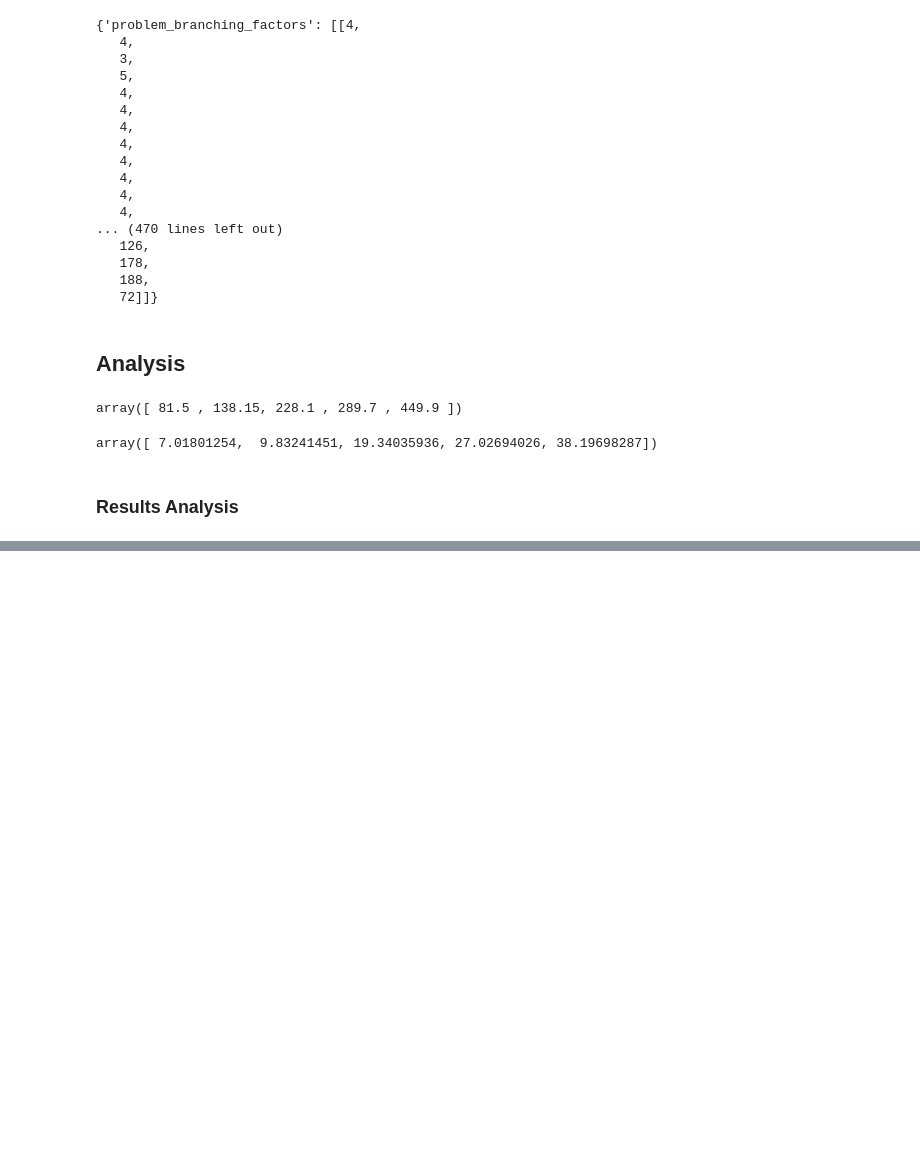
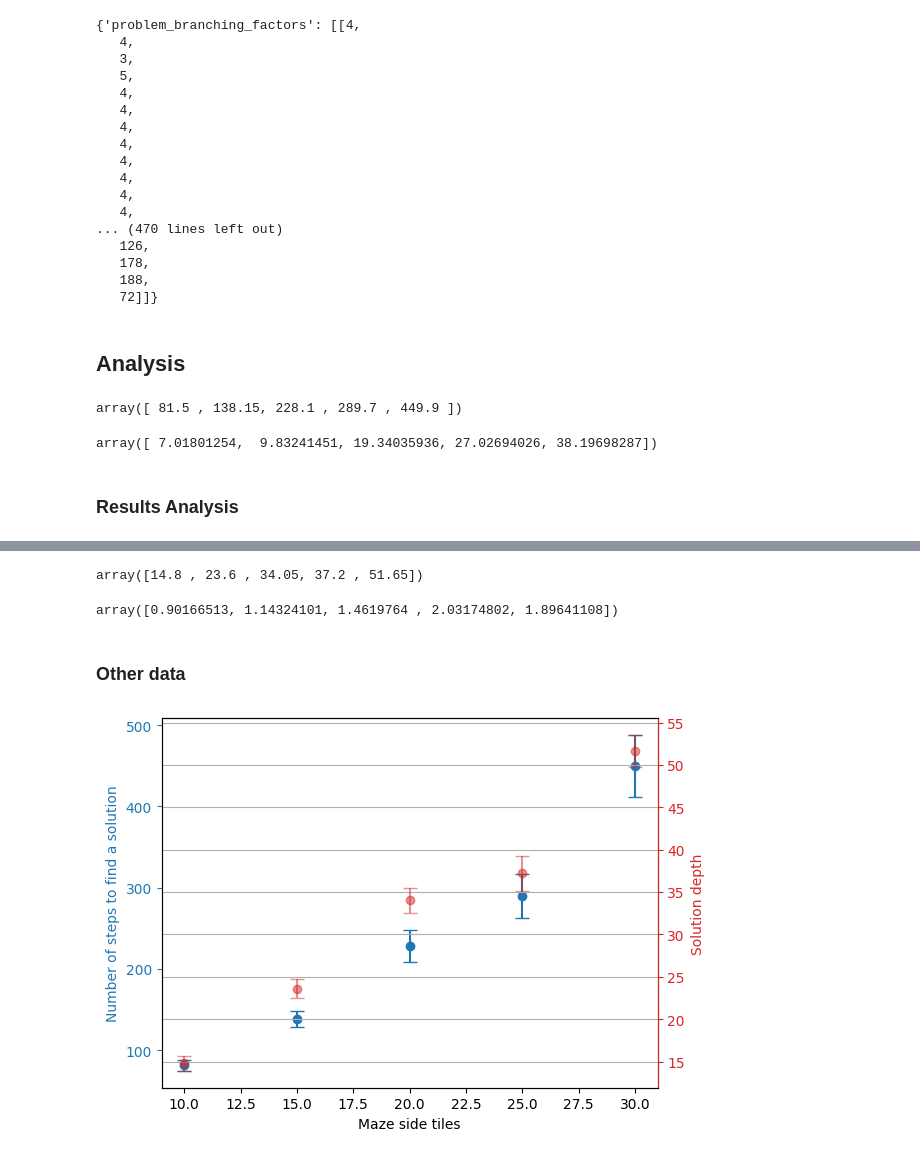
Before and after one commit to 0xInfty/TeleportationMaze, a Jupyter notebook: RandomMazeAStarGrowingN.ipynb, the cells around one changed output, grey strips where cells are left out. Saved outputs shown, nothing was run; the diff lists cells and outputs as text; code cells hidden in the pictures; blank space fills up the shorter version.

```diff
--- a/RandomMazeAStarGrowingN.ipynb
+++ b/RandomMazeAStarGrowingN.ipynb
@@ -262,0 +243,13 @@ Curiously enough, in this case it was better not to take the wormhole:
+# %%
+depths_mean = np.mean(solution_depths, axis=1)
+depths_std = np.std(solution_depths, axis=1)
+# %%
+depths_mean
+# %% [output]
+array([14.8 , 23.6 , 34.05, 37.2 , 51.65])
+# %%
+depths_std / np.sqrt(n_repetitions)
+# %% [output]
+array([0.90166513, 1.14324101, 1.4619764 , 2.03174802, 1.89641108])
+# %% [markdown]
+### Other data
@@ -262,0 +271,25 @@ Curiously enough, in this case it was better not to take the wormhole:
+# %%
+# use("ipympl")
+%matplotlib inline
+fig, ax = plt.subplots()
+ax2 = plt.twinx(ax)
+
+ax.errorbar(plot_N, n_steps_mean, n_steps_std / np.sqrt(n_repetitions), marker="o", color="C0", linestyle="none", capsize=5)
+ax2.errorbar(plot_N, depths_mean, depths_std / np.sqrt(n_repetitions), marker="o", color="C3", linestyle="none", alpha=0.5, capsize=5)
+ax.set_xlabel("Maze side tiles")
+ax.set_ylabel("Number of steps to find a solution")
+ax2.set_ylabel("Solution depth")
+ax2.grid()
+
+ax.yaxis.label.set_color('C0')        #setting up X-axis label color to yellow
+ax2.yaxis.label.set_color('C3')          #setting up Y-axis label color to blue
+
+ax.tick_params(axis='y', colors='C0')    #setting up X-axis tick color to red
+ax2.tick_params(axis='y', colors='C3')  #setting up Y-axis tick color to black
+
+ax.spines['left'].set_color('C0')        # setting up Y-axis tick color to red
+ax2.spines['right'].set_color('C3')         #setting up above X-axis tick color to red
+
+plt.savefig(os.path.join("solved", "data5.png"))
+# %% [output]
+[figure, added]
```
Also changed, not shown: parts of 6 cells of this notebook, 1 other file.
